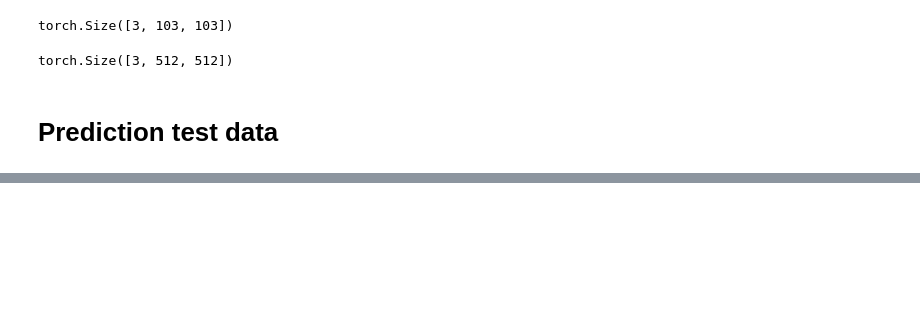
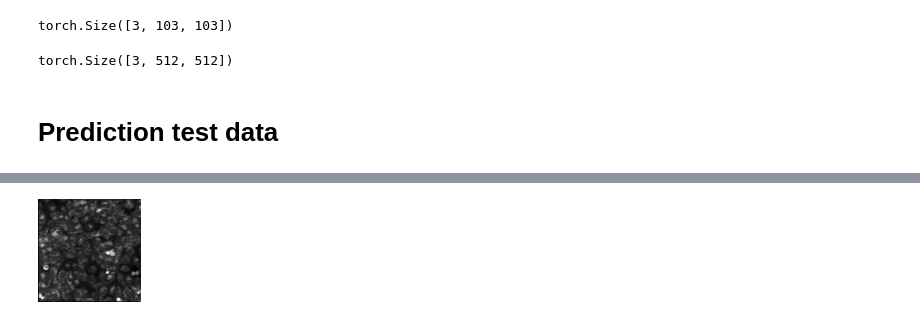
Before and after one commit to nikadilli/elemental-imageing-enhancement, a Jupyter notebook: UNetSR_test_colab.ipynb, the cells around one changed output, grey strips where cells are left out. Cells and saved outputs as stored; diff of their text form; code cells hidden in the pictures; blank space fills up the shorter version.

```diff
--- a/UNetSR_test_colab.ipynb
+++ b/UNetSR_test_colab.ipynb
@@ -167,0 +190,9 @@ drive.mount('/content/drive')
+# %%
+# you can copy path in the tree of files on left
+img_path = "/content/drive/My Drive/LA data/E07_s2_w2_LR.png" #@param {type:"string"}
+# %%
+# load image and show it
+img = open_image(img_path)
+img
+# %% [output]
+[figure, added]
```
Also changed, not shown: parts of 18 cells of this notebook.
